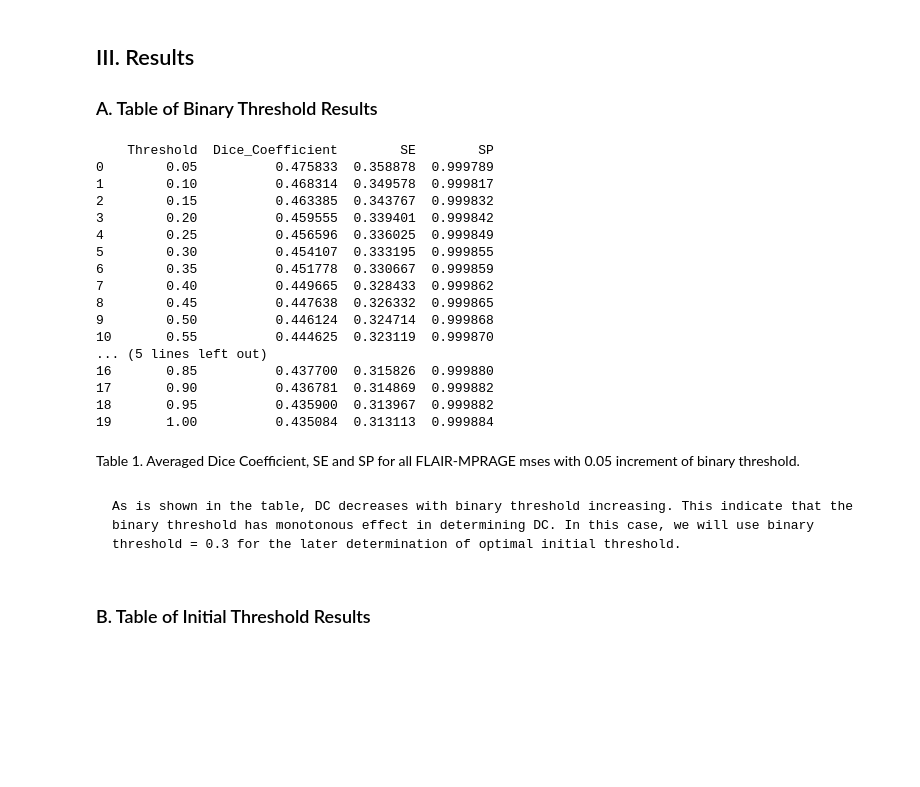
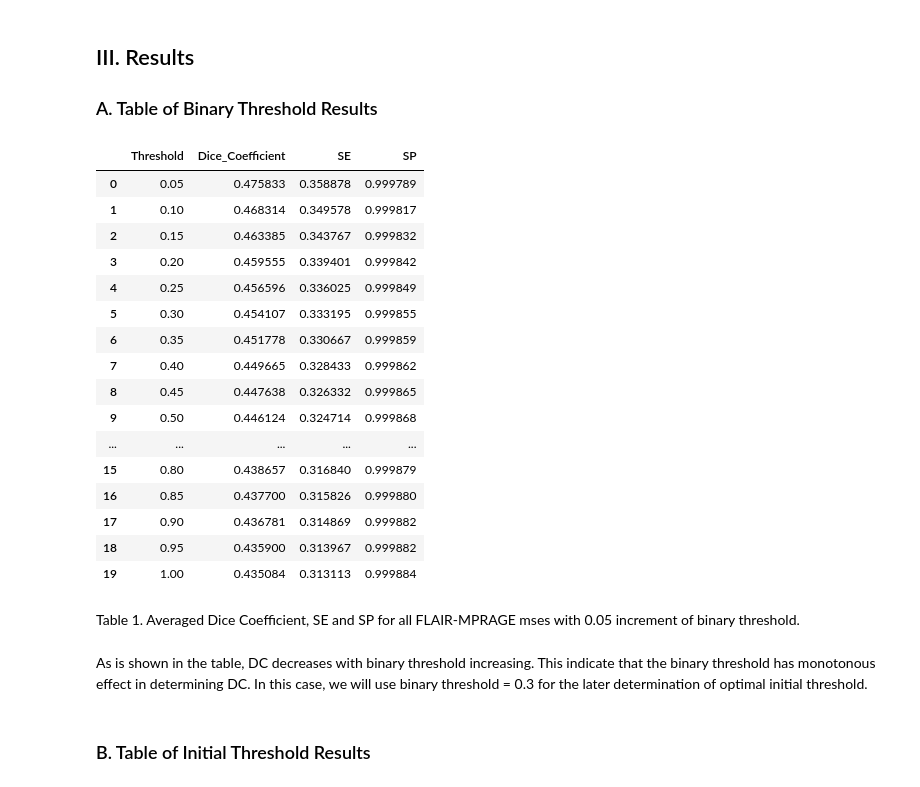
Before and after one commit to zxh2135645/LST, a Jupyter notebook: LST_opt_thresh_write_up.ipynb, the cells around one changed output. Saved outputs shown, nothing was run; the diff lists cells and outputs as text; code cells hidden in the pictures; blank space fills up the shorter version.

```diff
--- a/LST_opt_thresh_write_up.ipynb
+++ b/LST_opt_thresh_write_up.ipynb
@@ -492,30 +908,30 @@ __This script takes the first positional argument as option for either iterating
 # %%
 # from IPython.display import display, HTML
 import pandas as pd
 df1 = pd.read_csv("/data/henry1/tristan/LST/opt_thresh_results/FLAIR-MPRAGE/averages.csv")
-print(df1)
+df1
 # %% [output]
-    Threshold  Dice_Coefficient        SE        SP
-0        0.05          0.475833  0.358878  0.999789
-1        0.10          0.468314  0.349578  0.999817
-2        0.15          0.463385  0.343767  0.999832
-3        0.20          0.459555  0.339401  0.999842
-4        0.25          0.456596  0.336025  0.999849
-5        0.30          0.454107  0.333195  0.999855
-6        0.35          0.451778  0.330667  0.999859
-7        0.40          0.449665  0.328433  0.999862
-8        0.45          0.447638  0.326332  0.999865
-9        0.50          0.446124  0.324714  0.999868
-10       0.55          0.444625  0.323119  0.999870
-... (5 lines left out)
-16       0.85          0.437700  0.315826  0.999880
-17       0.90          0.436781  0.314869  0.999882
-18       0.95          0.435900  0.313967  0.999882
-19       1.00          0.435084  0.313113  0.999884
+|  | Threshold | Dice_Coefficient | SE | SP |
+| 0 | 0.05 | 0.475833 | 0.358878 | 0.999789 |
+| 1 | 0.10 | 0.468314 | 0.349578 | 0.999817 |
+| 2 | 0.15 | 0.463385 | 0.343767 | 0.999832 |
+| 3 | 0.20 | 0.459555 | 0.339401 | 0.999842 |
+| 4 | 0.25 | 0.456596 | 0.336025 | 0.999849 |
+| 5 | 0.30 | 0.454107 | 0.333195 | 0.999855 |
+| 6 | 0.35 | 0.451778 | 0.330667 | 0.999859 |
+| 7 | 0.40 | 0.449665 | 0.328433 | 0.999862 |
+| 8 | 0.45 | 0.447638 | 0.326332 | 0.999865 |
+| 9 | 0.50 | 0.446124 | 0.324714 | 0.999868 |
+| ... | ... | ... | ... | ... |
+| 15 | 0.80 | 0.438657 | 0.316840 | 0.999879 |
+| 16 | 0.85 | 0.437700 | 0.315826 | 0.999880 |
+| 17 | 0.90 | 0.436781 | 0.314869 | 0.999882 |
+| 18 | 0.95 | 0.435900 | 0.313967 | 0.999882 |
+| 19 | 1.00 | 0.435084 | 0.313113 | 0.999884 |
 # %% [markdown]
 Table 1. Averaged Dice Coefficient, SE and SP for all FLAIR-MPRAGE mses with 0.05 increment of binary threshold.
 # %% [markdown]
-    As is shown in the table, DC decreases with binary threshold increasing. This indicate that the binary threshold has monotonous effect in determining DC. In this case, we will use binary threshold = 0.3 for the later determination of optimal initial threshold.
+As is shown in the table, DC decreases with binary threshold increasing. This indicate that the binary threshold has monotonous effect in determining DC. In this case, we will use binary threshold = 0.3 for the later determination of optimal initial threshold.
 # %% [markdown]
 ### B. Table of Initial Threshold Results
 # %%
```
Also changed, not shown: parts of 9 cells of this notebook.
